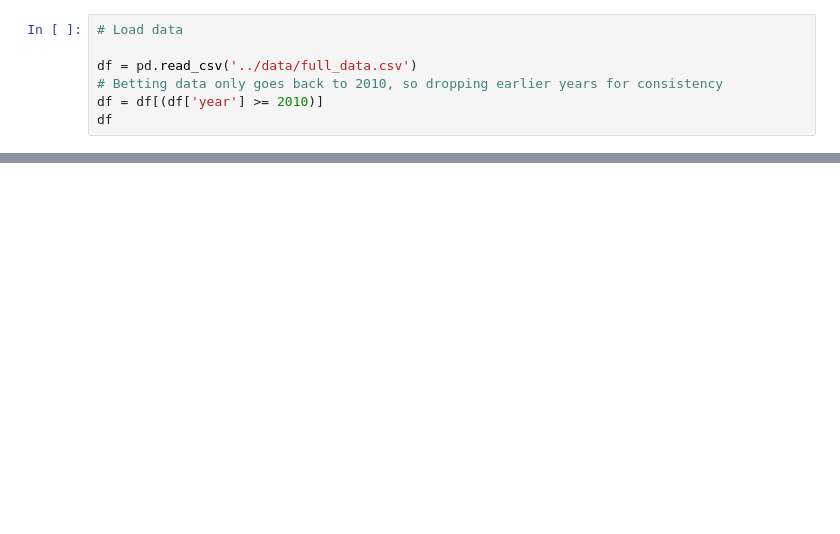
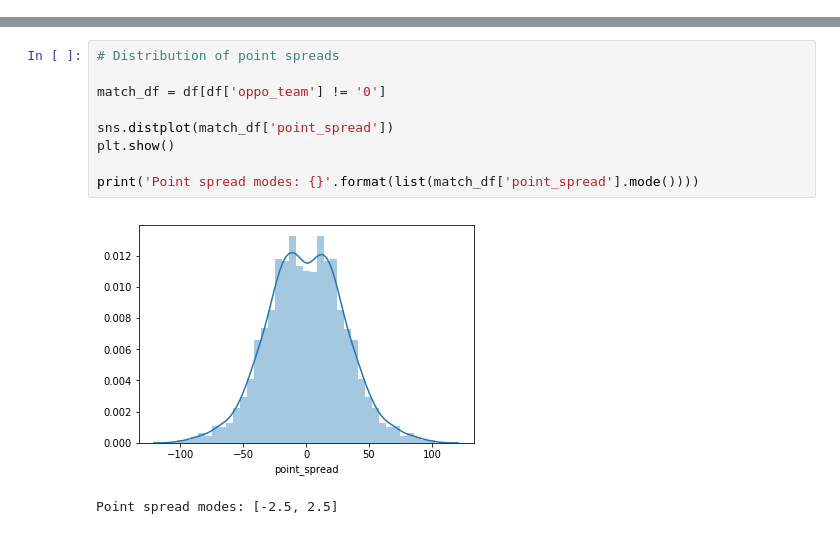
Before and after one commit to cfranklin11/footy-tipper, a Jupyter notebook: experiments/notebooks/1.0-analysis-of-heuristics.ipynb, the cells around one changed output, grey strips where cells are left out. Drawn from its saved outputs; the diff is of its cells as text; blank space fills up the shorter version.

```diff
--- a/experiments/notebooks/1.0-analysis-of-heuristics.ipynb
+++ b/experiments/notebooks/1.0-analysis-of-heuristics.ipynb
@@ -16,7 +20,0 @@ import seaborn as sns
-# %%
-# Load data
-
-df = pd.read_csv('../data/full_data.csv')
-# Betting data only goes back to 2010, so dropping earlier years for consistency
-df = df[(df['year'] >= 2010)]
-df
@@ -170,0 +188,12 @@ Voting Accuracy: 69.58
+# %%
+# Distribution of point spreads
+
+match_df = df[df['oppo_team'] != '0']
+
+sns.distplot(match_df['point_spread'])
+plt.show()
+
+print('Point spread modes: {}'.format(list(match_df['point_spread'].mode())))
+# %% [output]
+[figure, added]
+Point spread modes: [-2.5, 2.5]
```
Also changed, not shown: parts of 24 cells of this notebook.
